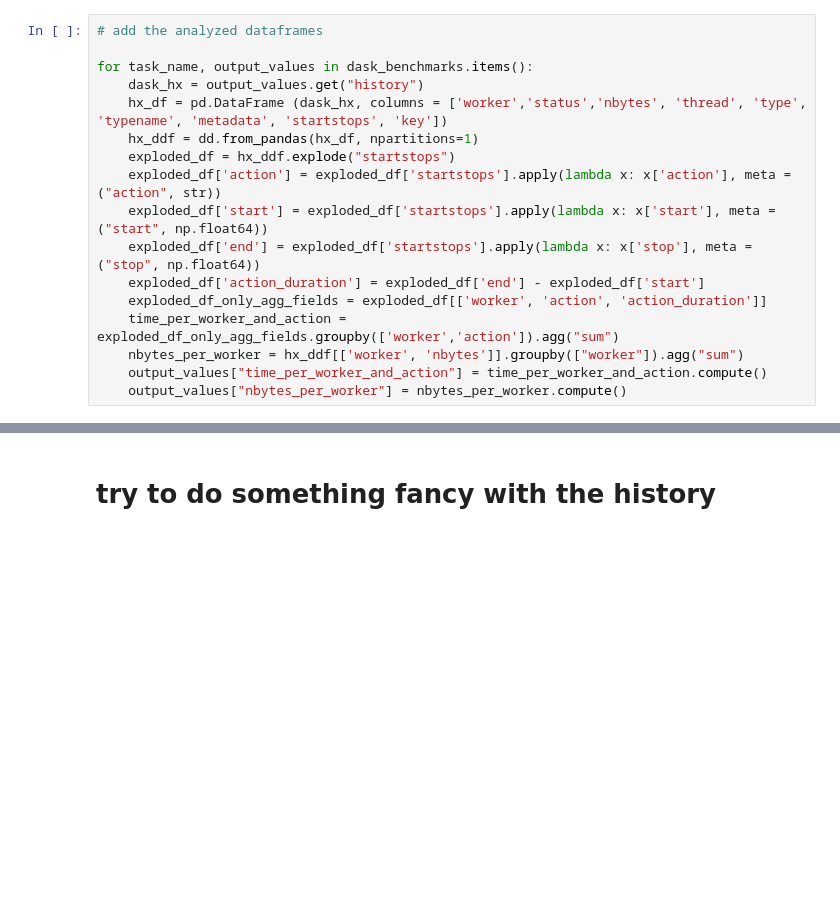
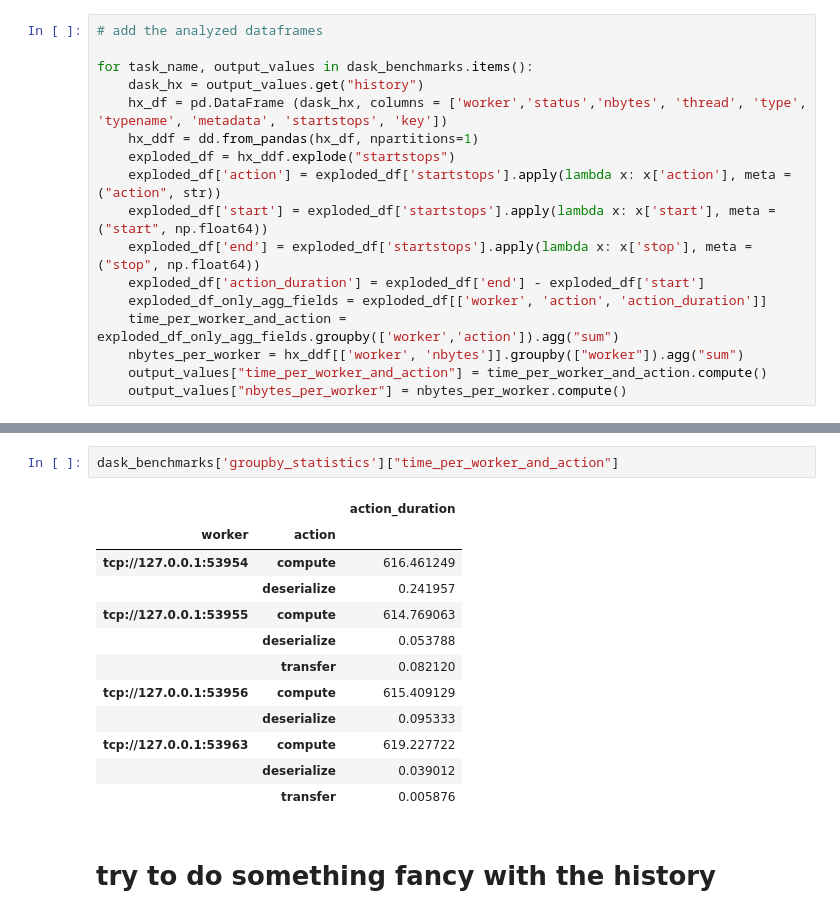
Before and after one commit to mlkimmins/dask_rsds_scheduler_research, a Jupyter notebook: nyc_taxi_distributed-finished-analytics-benchmark.ipynb, the cells around one changed output, grey strips where cells are left out. Cells and saved outputs as stored; diff of their text form; blank space fills up the shorter version.

```diff
--- a/nyc_taxi_distributed-finished-analytics-benchmark.ipynb
+++ b/nyc_taxi_distributed-finished-analytics-benchmark.ipynb
@@ -195,3 +248,18 @@ dask_benchmarks['read_to_basic_ETL']["nbytes_per_worker"]
+# %%
+dask_benchmarks['groupby_statistics']["time_per_worker_and_action"]
+# %% [output]
+|  |  | action_duration |
+| worker | action |  |
+| tcp://127.0.0.1:53954 | compute | 616.461249 |
+|  | deserialize | 0.241957 |
+| tcp://127.0.0.1:53955 | compute | 614.769063 |
+|  | deserialize | 0.053788 |
+|  | transfer | 0.082120 |
+| tcp://127.0.0.1:53956 | compute | 615.409129 |
+|  | deserialize | 0.095333 |
+| tcp://127.0.0.1:53963 | compute | 619.227722 |
+|  | deserialize | 0.039012 |
+|  | transfer | 0.005876 |
 # %% [markdown]
 # try to do something fancy with the history
 # %%
```
Also changed, not shown: parts of 12 cells of this notebook.
